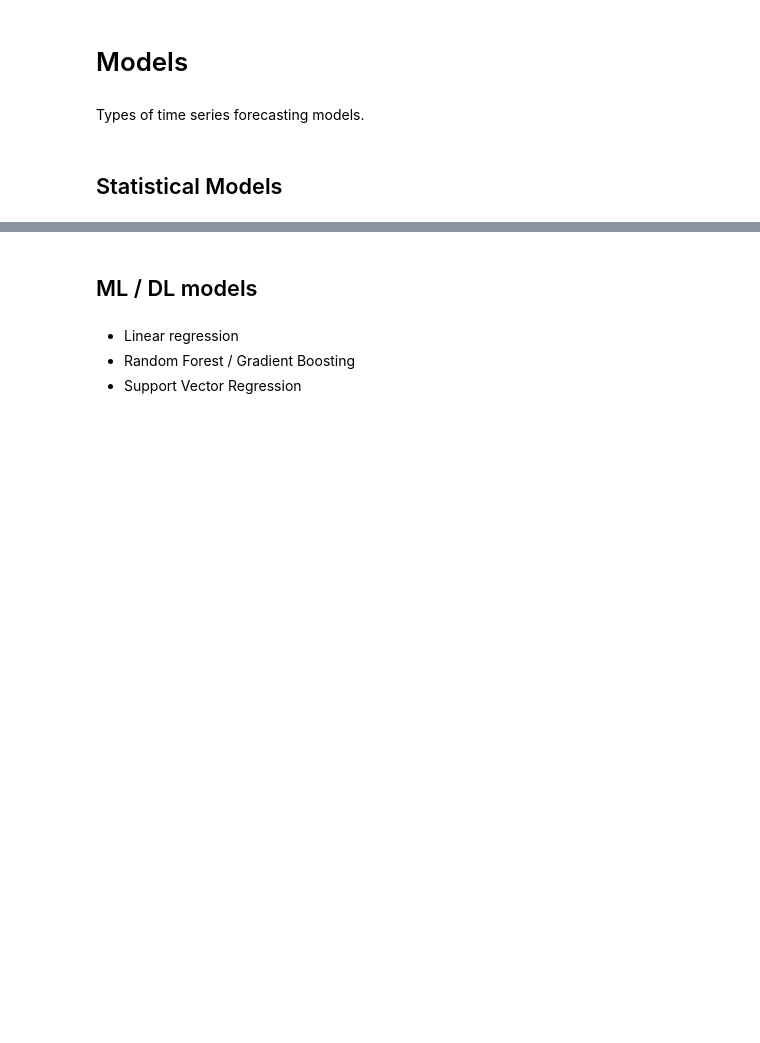
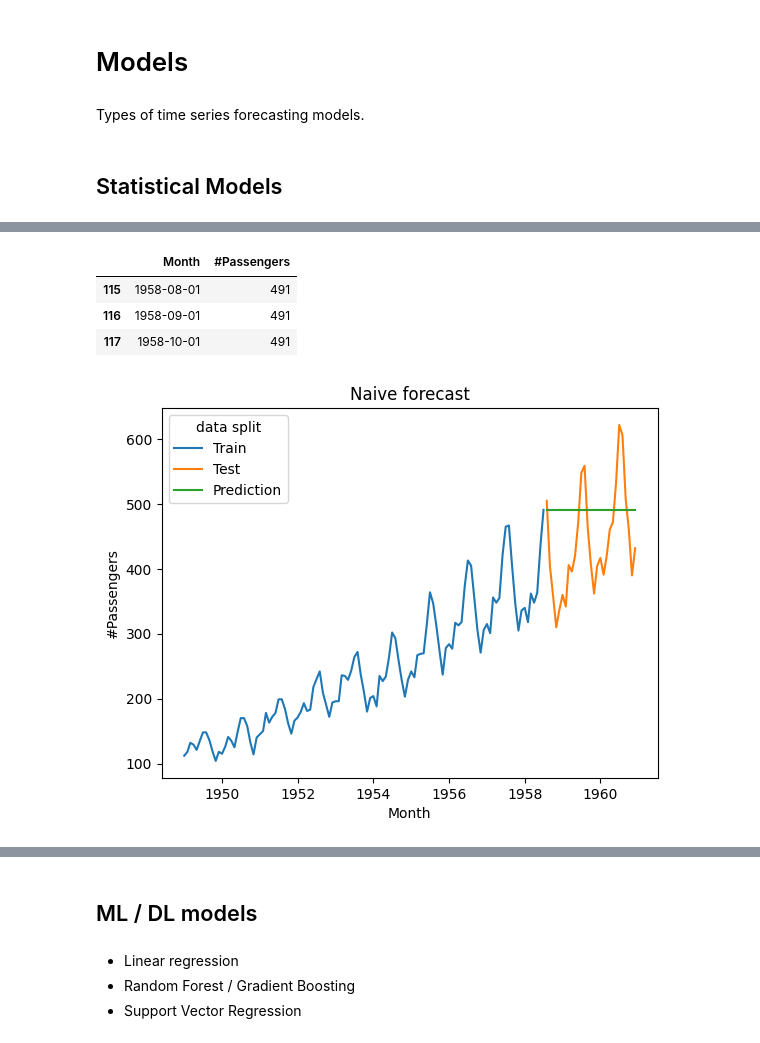
Before and after one commit to EvgeniiZorin/Handbook_Data-Science, a Jupyter notebook: _0_time_series.ipynb, the cells around one changed output, grey strips where cells are left out. Cells and saved outputs as stored; diff of their text form; code cells hidden in the pictures; blank space fills up the shorter version.

```diff
--- a/_0_time_series.ipynb
+++ b/_0_time_series.ipynb
@@ -290,0 +393,20 @@ Types of time series forecasting models.
+# %%
+df_train, df_test = train_test_split(df)
+
+naive_forecast = df_train['#Passengers'].iloc[-1] # 114 \ 1958-07-01 \ 491
+df_predictions = df_test.copy(deep = True).drop(['#Passengers'], axis = 1)
+df_predictions['#Passengers'] = naive_forecast
+display(df_predictions.head(3))
+
+plot_predictions(
+    df_train,
+    df_test,
+    df_predictions,
+    'Naive forecast'
+)
+# %% [output]
+|  | Month | #Passengers |
+| 115 | 1958-08-01 | 491 |
+| 116 | 1958-09-01 | 491 |
+| 117 | 1958-10-01 | 491 |
+[figure, added]
```
Also changed, not shown: parts of 22 cells of this notebook, 6 other files.
